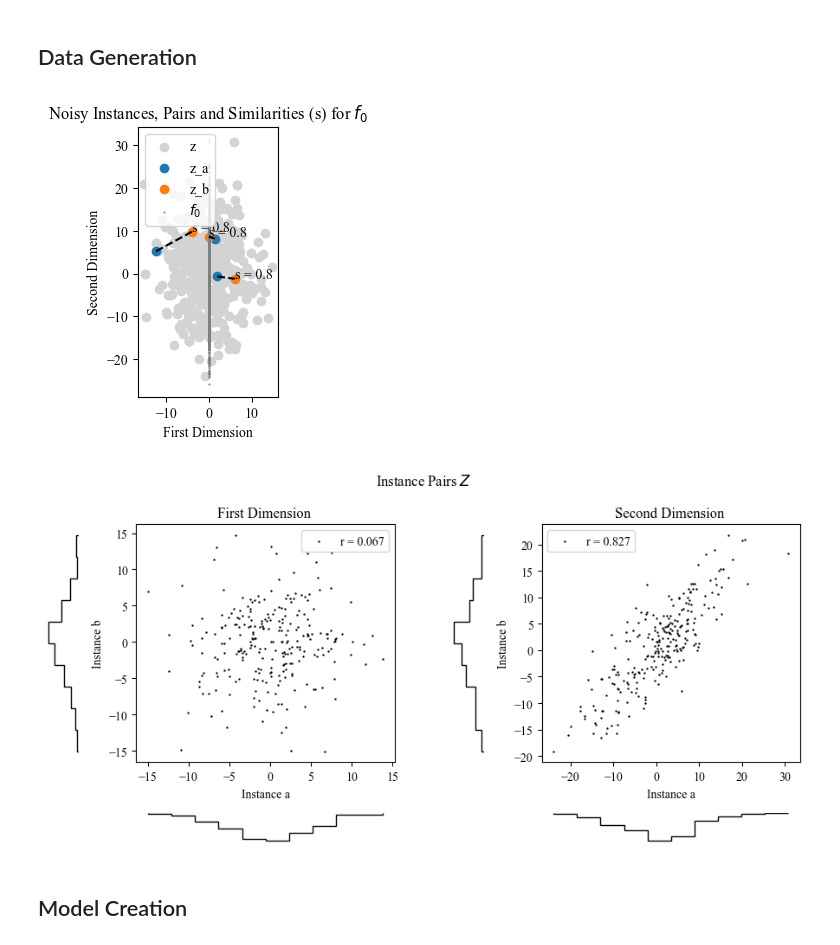
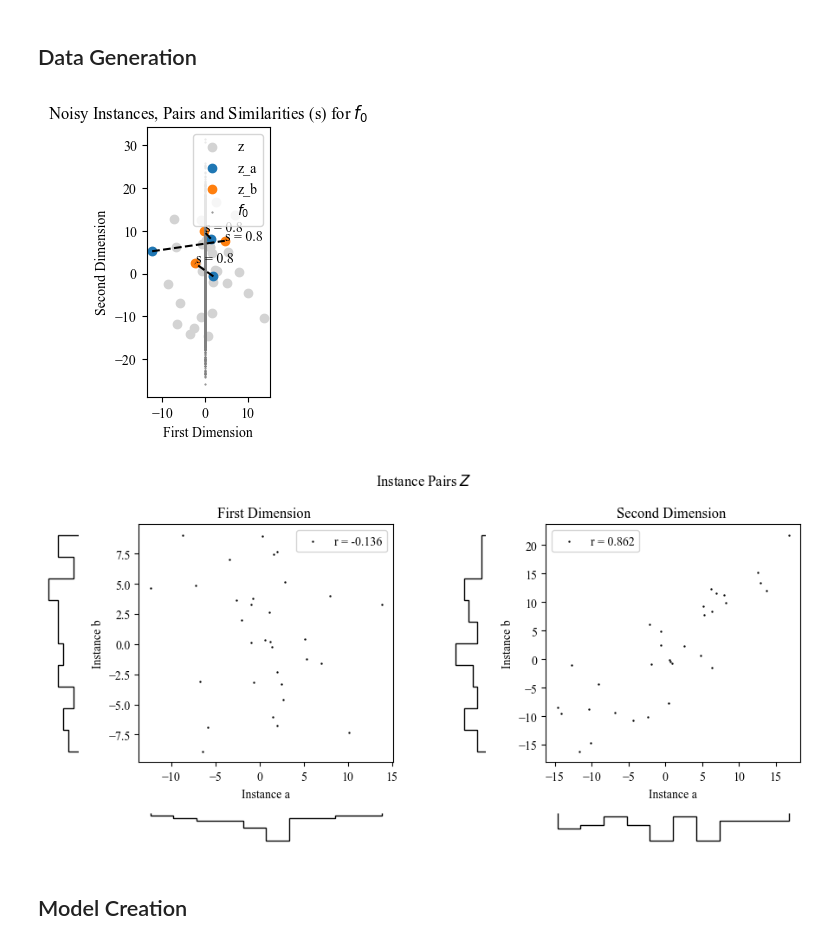
Before and after one commit to TimHenry1995/gyoza, a Jupyter notebook: tutorials/Tutorial 1 - Linear Scaling.ipynb, the cells around one changed output. Saved outputs shown, nothing was run; the diff lists cells and outputs as text; code cells hidden in the pictures.

```diff
--- a/tutorials/Tutorial 1 - Linear Scaling.ipynb
+++ b/tutorials/Tutorial 1 - Linear Scaling.ipynb
@@ -18,30 +19,89 @@ plt.rcParams['font.serif'] = ['Times New Roman'] + plt.rcParams['font.serif']
 # %%
 manifold_name = 'f_0'
 
 # Generate points along a line
 M = 2**12; N = 2 # Instance count, dimension count
-gtd.reset_random_number_generators(seed=42) # Reproducability
+gtds.reset_random_number_generators(seed=42) # Reproducability
 S = np.random.normal(loc=0, scale=1.0, size=[M])
 
 # Set up the raw manifold function
 manifold_function = lambda S: (np.zeros(len(S)), S*8) # Move S to second dimension and stretch it
 
 # Generate a dataset
-noise_standard_deviation = [5, 0.0]
-Z, Y = gtd.create_data_set(S=S, manifold_function=manifold_function, noise_standard_deviation=noise_standard_deviation) # Z.shape == [M, N], Y.shape = [M, Factor count]
-batch_size = 2**8
+noise_standard_deviation = [5.0, 0.0]
+Z, Y = gtds.create_data_set(S=S, manifold_function=manifold_function, noise_standard_deviation=noise_standard_deviation) # Z.shape == [M, N], Y.shape = [M, Factor count]
+batch_size = 2**5
 target_correlations = [0.0, 0.8]
-iterator = mdis.factorized_pair_iterator(X=Z, Y=Y, batch_size = batch_size, target_correlations=target_correlations)
+def synthesize_perfect_pairs(
+    batch_size: int,
+    target_correlations: List[float],
+    manifold_function: Callable,
+    noise_standard_deviation: List[float]
+) -> Generator[Tuple[tf.Tensor, tf.Tensor], None, None]:
+    """
+    Infinite generator that synthesizes pairs by passing correlated latent
+    factors through a manifold function and adding Gaussian noise.
+    """
+    rho = np.array(target_correlations)
+    n_std = np.array(noise_standard_deviation)
+    dim_z = len(rho) # Total factors (e.g., 2)
+
+    # Scale for conditional noise to maintain unit variance: sqrt(1 - rho^2)
+    conditional_scale = np.sqrt(1.0 - np.square(rho))
+
+    while True:
+        # 1. Sample Correlated Latent Factors (Standard Normal)
+        # z_a is the 'base' factor, z_b is the 'correlated' counterpart
+        z_a = np.random.standard_normal(size=(batch_size, dim_z))
+        epsilon = np.random.standard_normal(size=(batch_size, dim_z))
+        z_b = rho * z_a + conditional_scale * epsilon
+
+        # 2. Map through Manifold Function
+        # We pass the semantic factor (index 1) to your function
+        # z[:, 0] is the residual (mapped to 0 by your manifold_function)
+        # z[:, 1] is the position S
+        S_a, S_b = z_a[:, 1], z_b[:, 1]
+
+        # Obtain 2D coordinates from manifold
+        pos_a_x1, pos_a_x2 = manifold_function(S_a)
+        pos_b_x1, pos_b_x2 = manifold_function(S_b)
+
+        # Stack to form [batch_size, 2] tensors
+        signal_a = np.stack([pos_a_x1, pos_a_x2], axis=1)
+        signal_b = np.stack([pos_b_x1, pos_b_x2], axis=1)
+
+        # 3. Add Observation Noise (Centered at 0)
+        # Includes the residual noise (dim 0) and any jitter on dim 1
+        jitter_a = np.random.normal(loc=0.0, scale=n_std, size=(batch_size, 2))
+        jitter_b = np.random.normal(loc=0.0, scale=n_std, size=(batch_size, 2))
+
+        X_a = signal_a + jitter_a
+        X_b = signal_b + jitter_b
+
+        # 4. Prepare Outputs
+        Y_ab = np.repeat(rho[np.newaxis, :], repeats=batch_size, axis=0)
+
+        yield (
+            tf.cast(X_a, dtype=tf.keras.backend.floatx()),
+            tf.cast(X_b, dtype=tf.keras.backend.floatx())
+        ), tf.cast(Y_ab, dtype=tf.keras.backend.floatx())
+
+
+iterator = gtds.factorized_pair_iterator(X=Z, Y=Y, batch_size = batch_size, target_correlations=target_correlations)
+#iterator = synthesize_perfect_pairs(batch_size=batch_size,
+#                                    target_correlations=target_correlations,
+#                                    manifold_function=manifold_function,
+#                                    noise_standard_deviation=noise_standard_deviation)
 
 # Plot pairs of instances
-Z_ab, Y_ab  = next(iterator)
-gtp.plot_instance_pairs(S=S, Z_ab=Z_ab, Y_ab=Y_ab, manifold_function=manifold_function, manifold_name=manifold_name)
+(Z_a, Z_b), Y_ab  = next(iterator)
+gtp.plot_instance_pairs(S=S, Z_a=Z_a, Z_b=Z_b, Y_ab=Y_ab, manifold_function=manifold_function, manifold_name=manifold_name)
 # %% [output]
-[figure, old version]
+[figure, new version]
 # %%
-gtp.plot_instance_pairs_2(Z_ab=Z_ab)
+gtp.plot_instance_pairs_2(Z_a=Z_a, Z_b=Z_b)
 # %% [output]
-[figure, old version]
+[figure, new version]
 # %% [markdown]
 ## Model Creation
 # %%
```
Also changed, not shown: parts of 9 cells of this notebook, 18 other files.
